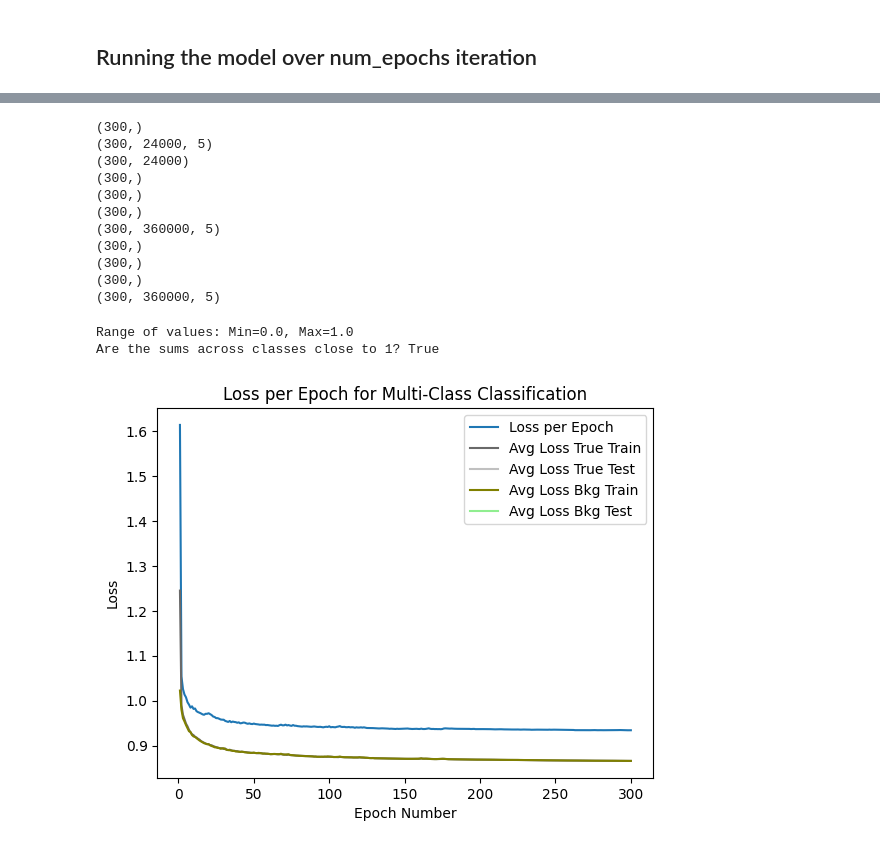
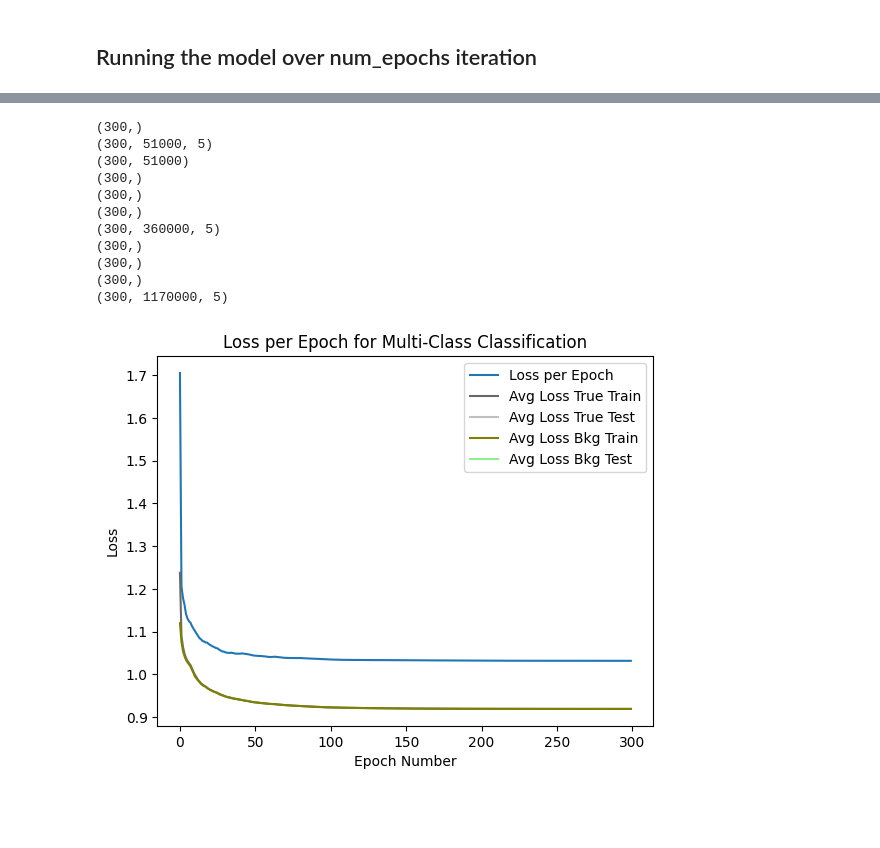
Before and after one commit to ksjones3/CodeRefactor, a Jupyter notebook: RunningAllEvents_Model0.ipynb, the cells around one changed output, grey strips where cells are left out. Drawn from its saved outputs; the diff is of its cells as text; code cells hidden in the pictures; blank space fills up the shorter version.

```diff
--- a/RunningAllEvents_Model0.ipynb
+++ b/RunningAllEvents_Model0.ipynb
@@ -477,9 +493,9 @@ big_sample_num = 12000
 small_sample_num = 3000
 # %%
 train_indices_tt_pairs = np.array([random.sample(row, big_sample_num) for row in training_indices_tt])
-train_indices_ll_pairs = np.array([random.sample(row, small_sample_num) for row in training_indices_ll])
-train_indices_cl_pairs = np.array([random.sample(row, small_sample_num) for row in training_indices_cl])
-train_indices_lc_pairs = np.array([random.sample(row, small_sample_num) for row in training_indices_lc])
+train_indices_ll_pairs = np.array([random.sample(row, big_sample_num) for row in training_indices_ll])
+train_indices_cl_pairs = np.array([random.sample(row, big_sample_num) for row in training_indices_cl])
+train_indices_lc_pairs = np.array([random.sample(row, big_sample_num) for row in training_indices_lc])
 train_indices_cc_pairs = np.array([random.sample(row, small_sample_num) for row in training_indices_cc])
 train_indices_bkg_pairs = np.concatenate([train_indices_ll_pairs,
                                           train_indices_cl_pairs,
@@ -487,9 +503,9 @@ train_indices_bkg_pairs = np.concatenate([train_indices_ll_pairs,
                                           train_indices_cc_pairs], axis=1)
 
 test_indices_tt_pairs = np.array([random.sample(row, big_sample_num) for row in testing_indices_tt])
-test_indices_ll_pairs = np.array([random.sample(row, small_sample_num) for row in testing_indices_ll])
-test_indices_cl_pairs = np.array([random.sample(row, small_sample_num) for row in testing_indices_cl])
-test_indices_lc_pairs = np.array([random.sample(row, small_sample_num) for row in testing_indices_lc])
+test_indices_ll_pairs = np.array([random.sample(row, big_sample_num) for row in testing_indices_ll])
+test_indices_cl_pairs = np.array([random.sample(row, big_sample_num) for row in testing_indices_cl])
+test_indices_lc_pairs = np.array([random.sample(row, big_sample_num) for row in testing_indices_lc])
 test_indices_cc_pairs = np.array([random.sample(row, small_sample_num) for row in testing_indices_cc])
 test_indices_bkg_pairs = np.concatenate([test_indices_ll_pairs,
                                          test_indices_cl_pairs,
@@ -518,18 +534,18 @@ print(total_testing_indices.shape)
 # %%
 # Creating training labels
 labels_tt_train = np.ones((70, big_sample_num), dtype=int)  # True-True
-labels_ll_train = np.zeros((70, small_sample_num), dtype=int)  # Lone-Lone
-labels_cl_train = np.ones((70, small_sample_num), dtype=int)*2  # Cluster-Lone
-labels_lc_train = np.ones((70, small_sample_num), dtype=int)*3  # Lone-Cluster
+labels_ll_train = np.zeros((70, big_sample_num), dtype=int)  # Lone-Lone
+labels_cl_train = np.ones((70, big_sample_num), dtype=int)*2  # Cluster-Lone
+labels_lc_train = np.ones((70, big_sample_num), dtype=int)*3  # Lone-Cluster
 labels_cc_train = np.ones((70, small_sample_num), dtype=int)*4  # Cluster-Cluster
 labels_bkg_train = np.concatenate((labels_ll_train, labels_cl_train, labels_lc_train, labels_cc_train), axis=1)
 labels_training = np.concatenate((labels_tt_train, labels_bkg_train), axis=1)
 
 # Creating testing labels
 labels_tt_test = np.ones((30, big_sample_num), dtype=int)  # True-True
-labels_ll_test = np.zeros((30, small_sample_num), dtype=int)  # Lone-Lone
-labels_cl_test = np.ones((30, small_sample_num), dtype=int)*2  # Cluster-Lone
-labels_lc_test = np.ones((30, small_sample_num), dtype=int)*3  # Lone-Cluster
+labels_ll_test = np.zeros((30, big_sample_num), dtype=int)  # Lone-Lone
+labels_cl_test = np.ones((30, big_sample_num), dtype=int)*2  # Cluster-Lone
+labels_lc_test = np.ones((30, big_sample_num), dtype=int)*3  # Lone-Cluster
 labels_cc_test = np.ones((30, small_sample_num), dtype=int)*4  # Cluster-Cluster
 labels_bkg_test = np.concatenate((labels_ll_test, labels_cl_test, labels_lc_test, labels_cc_test), axis=1)
 labels_testing = np.concatenate((labels_tt_test, labels_bkg_test), axis=1)
@@ -1152,11 +1168,11 @@ num_layers = 5
 model = MultiEdgeClassifier(input_dim, hidden_dim, output_dim, num_layers)
 
 num_epochs = 300
-criterion = nn.CrossEntropyLoss()  # Handles softmax internally
-# criterion = nn.CrossEntropyLoss(weight=weight_tensor)
+# criterion = nn.CrossEntropyLoss()  # Handles softmax internally
+criterion = nn.CrossEntropyLoss(weight=weight_tensor)
 # criterion = FocalLoss(alpha=weight_tensor, gamma=2.0, reduction='mean')
-optimizer = optim.Adam(model.parameters(), lr=0.1)
-scheduler = torch.optim.lr_scheduler.ExponentialLR(optimizer, gamma=0.99)
+optimizer = optim.Adam(model.parameters(), lr=0.01)
+scheduler = torch.optim.lr_scheduler.ExponentialLR(optimizer, gamma=0.97)
 # %% [markdown]
 ### Creation of functions to run our model
 # %%
@@ -1432,8 +1448,8 @@ print(avg_loss_testing_bkg_classes.shape)
 print(logits_testing_bkg_classes.shape)
 # %% [output]
 (300,)
-(300, 24000, 5)
-(300, 24000)
+(300, 51000, 5)
+(300, 51000)
 (300,)
 (300,)
 (300,)
@@ -1441,23 +1457,4 @@ print(logits_testing_bkg_classes.shape)
 (300,)
 (300,)
 (300,)
-(300, 360000, 5)
+(300, 1170000, 5)
-# %%
-# Checking if softmax has been applied
-min_value = scores.min()
-max_value = scores.max()
-print(f"Range of values: Min={min_value}, Max={max_value}")
-
-# Compute the sum along the last axis (classes)
-sum_along_classes = scores.sum(axis=-1)
-
-# Check if the sums are close to 1
-is_softmax_applied = np.allclose(sum_along_classes, 1, atol=1e-5)
-print(f"Are the sums across classes close to 1? {is_softmax_applied}")
-
-# If needed, check any sums that deviate significantly
-if not is_softmax_applied:
-    print(f"Max sum deviation: {np.abs(sum_along_classes - 1).max()}")
-# %% [output]
-Range of values: Min=0.0, Max=1.0
-Are the sums across classes close to 1? True
@@ -1468,13 +1461,15 @@ for i in range(1, len(loss_per_epoch)+1):
 # %%
-plt.plot(epoch_number, loss_per_epoch, label='Loss per Epoch')
-plt.plot(epoch_number, avg_loss_training_true_class,'dimgray', label='Avg Loss True Train')
-plt.plot(epoch_number, avg_loss_testing_true_class,'silver', label='Avg Loss True Test')
-plt.plot(epoch_number, avg_loss_training_bkg_classes,'olive', label='Avg Loss Bkg Train')
-plt.plot(epoch_number, avg_loss_testing_bkg_classes,'lightgreen', label='Avg Loss Bkg Test')
+array_of_epochs = np.arange(len(loss_per_epoch))
+
+plt.plot(array_of_epochs, loss_per_epoch, label='Loss per Epoch')
+plt.plot(array_of_epochs, avg_loss_training_true_class,'dimgray', label='Avg Loss True Train')
+plt.plot(array_of_epochs, avg_loss_testing_true_class,'silver', label='Avg Loss True Test')
+plt.plot(array_of_epochs, avg_loss_training_bkg_classes,'olive', label='Avg Loss Bkg Train')
+plt.plot(array_of_epochs, avg_loss_testing_bkg_classes,'lightgreen', label='Avg Loss Bkg Test')
 plt.xlabel("Epoch Number")
 plt.ylabel("Loss")
 plt.title("Loss per Epoch for Multi-Class Classification")
 plt.legend()
 plt.show()
 # %% [output]
-[figure, old version]
+[figure, new version]
```
Also changed, not shown: parts of 22 cells of this notebook, 3 other files.
